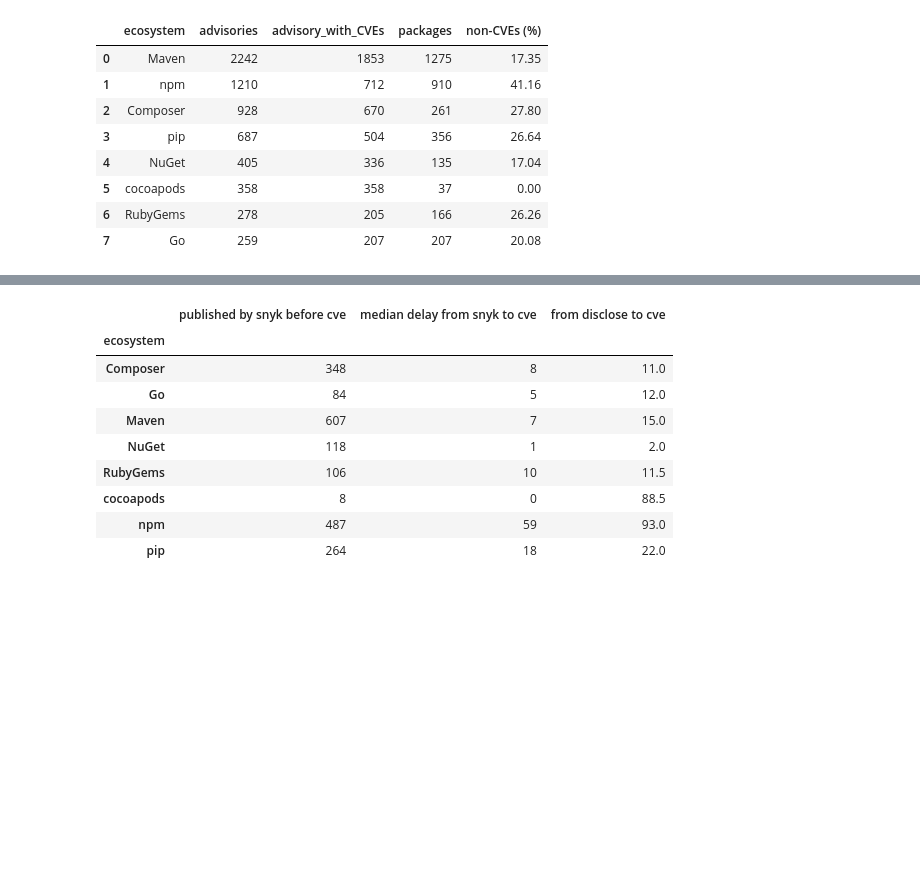
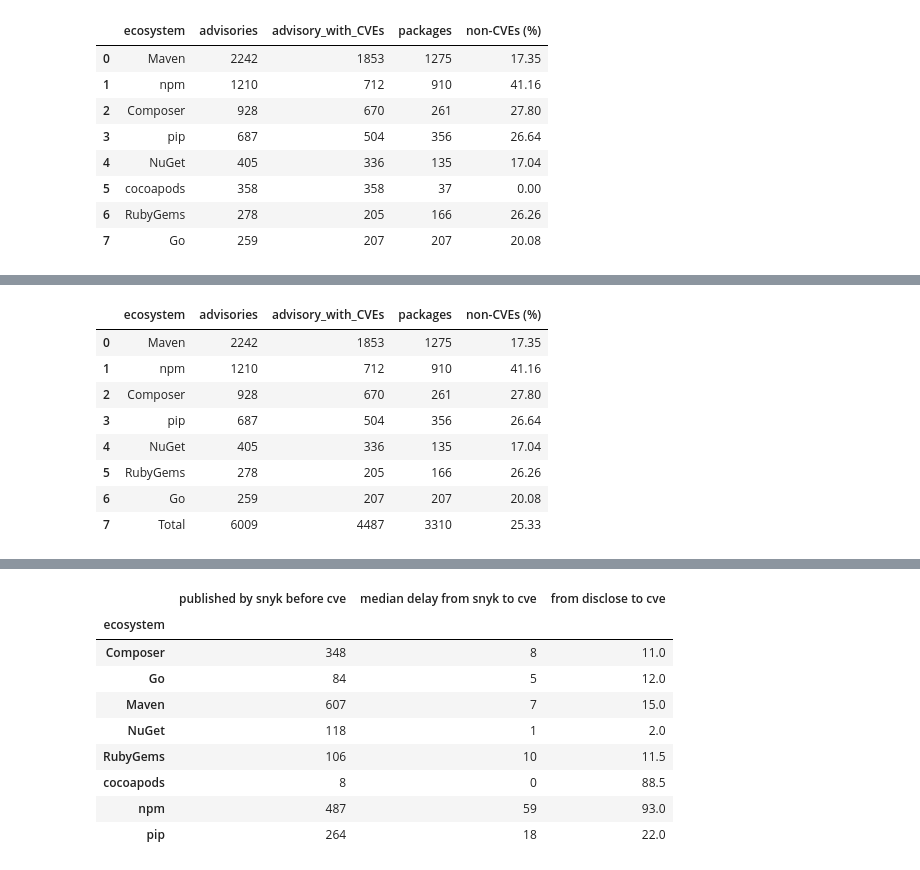
Before and after one commit to nasifimtiazohi/advisory-lifecycle, a Jupyter notebook: data_explore/exlpore.ipynb, the cells around one changed output, grey strips where cells are left out. Cells and saved outputs as stored; diff of their text form; code cells hidden in the pictures; blank space fills up the shorter version.

```diff
--- a/data_explore/exlpore.ipynb
+++ b/data_explore/exlpore.ipynb
@@ -49,3 +50,24 @@ df
 | 5 | cocoapods | 358 | 358 | 37 | 0.00 |
 | 6 | RubyGems | 278 | 205 | 166 | 26.26 |
 | 7 | Go | 259 | 207 | 207 | 20.08 |
+# %%
+q='''select t1.ecosystem as ecosystem, advisories, advisory_with_CVEs, packages
+from
+(select ecosystem, count(distinct a.id) as advisories, count(distinct p.id) as packages
+from advisory a
+join package p on a.package_id = p.id
+where type != 'Malicious Package'
+and ecosystem != 'cocoapods'
+group by ecosystem) as t1
+join
+(select ecosystem, count(distinct a.id) as advisory_with_CVEs
+from advisoryCVE aC
+join advisory a on aC.advisory_id = a.id
+join package p on a.package_id = p.id
+where type != 'Malicious Package'
+and ecosystem != 'cocoapods'
+group by ecosystem) as t2
+on t1.ecosystem = t2.ecosystem
+order by advisories desc;'''
+df = pd.DataFrame(sql.execute(q))
+df
@@ -51,0 +83,3 @@ df
+# %%
+df.loc[len(df)]=['Total',df['advisories'].sum(),df['advisory_with_CVEs'].sum(),df['packages'].sum()]
+df
@@ -51,0 +96,14 @@ df
+# %%
+df['non-CVEs (%)'] = df['advisories'] - df['advisory_with_CVEs']
+df['non-CVEs (%)'] = round (df['non-CVEs (%)'] / df['advisories'] * 100 , 2)
+df
+# %% [output]
+|  | ecosystem | advisories | advisory_with_CVEs | packages | non-CVEs (%) |
+| 0 | Maven | 2242 | 1853 | 1275 | 17.35 |
+| 1 | npm | 1210 | 712 | 910 | 41.16 |
+| 2 | Composer | 928 | 670 | 261 | 27.80 |
+| 3 | pip | 687 | 504 | 356 | 26.64 |
+| 4 | NuGet | 405 | 336 | 135 | 17.04 |
+| 5 | RubyGems | 278 | 205 | 166 | 26.26 |
+| 6 | Go | 259 | 207 | 207 | 20.08 |
+| 7 | Total | 6009 | 4487 | 3310 | 25.33 |
```
Also changed, not shown: parts of 6 cells of this notebook, 2 other files.
